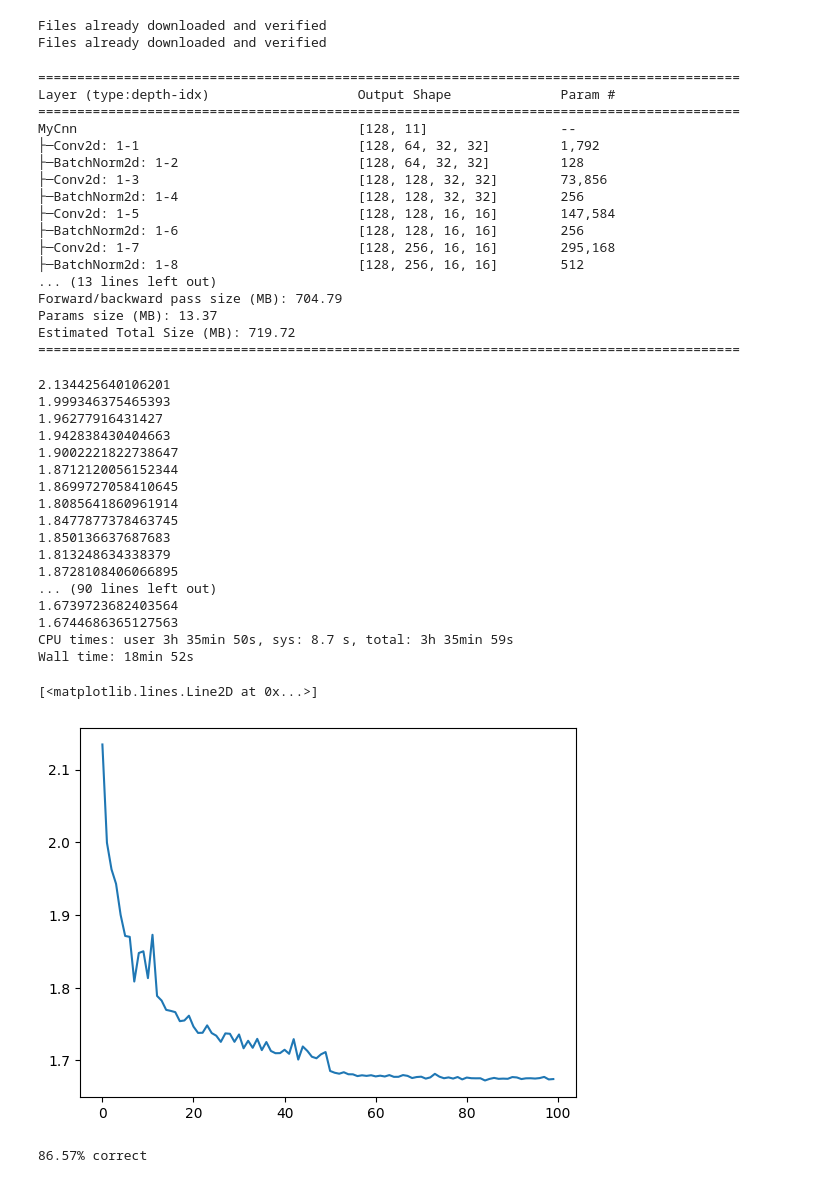
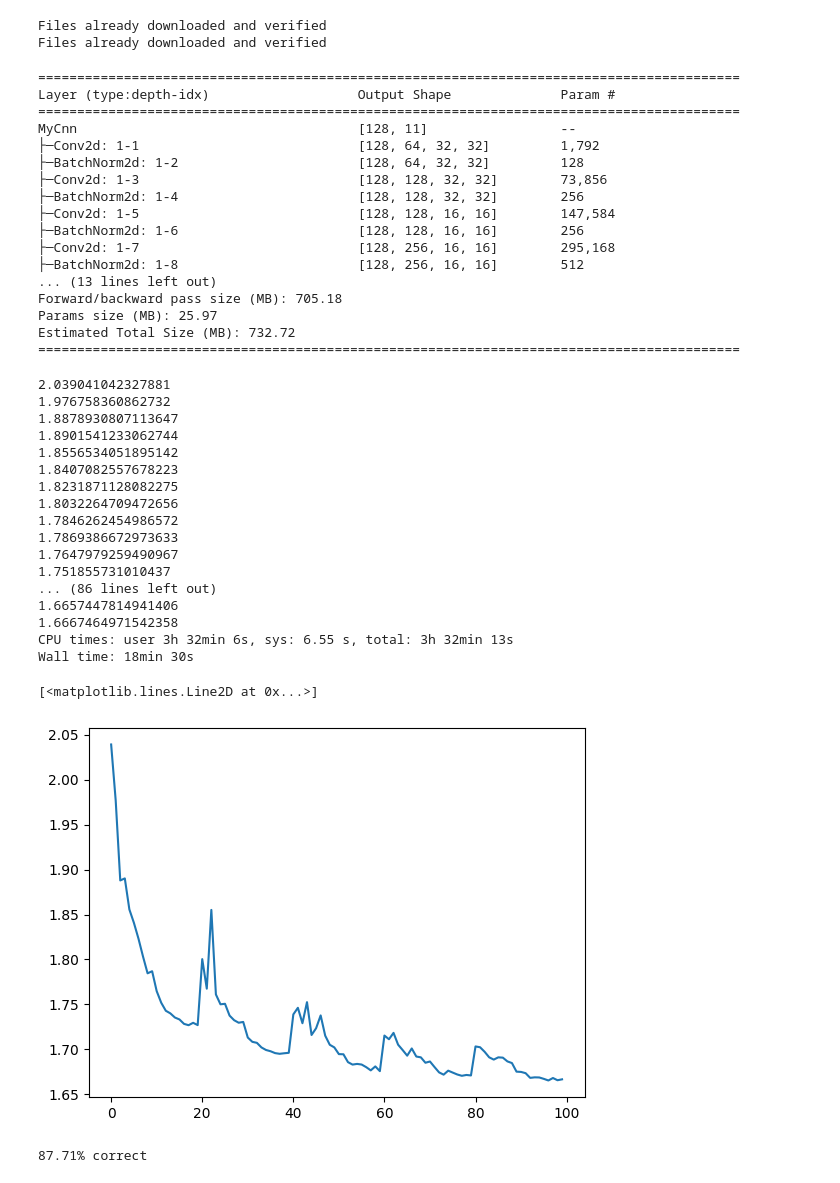
Before and after one commit to kyflores/zero2dcnn, a Jupyter notebook: 4_improving_cifar10.ipynb, the cells around one changed output. Saved outputs shown, nothing was run; the diff lists cells and outputs as text; code cells hidden in the pictures.

Commit message:
Use Cosine with warmups LR scheduler

```diff
--- a/4_improving_cifar10.ipynb
+++ b/4_improving_cifar10.ipynb
@@ -102,8 +102,8 @@ class MyCnn(nn.Module):
         self.conv3_2 = nn.Conv2d(ch*4, ch*8, kernel_size=3, stride=1, padding=1)
         self.bn3_2 = nn.BatchNorm2d(ch*8)
 
-        self.lin1 = nn.Linear((ch*8) * 4 * 4, 128, bias=True)
-        self.lin2 = nn.Linear(128, out_sz, bias=True)
+        self.lin1 = nn.Linear((ch*8) * 4 * 4, 512, bias=True)
+        self.lin2 = nn.Linear(512, out_sz, bias=True)
 
     def forward(self, x):
         x = self.conv1_1(x)
@@ -122,7 +122,7 @@ class MyCnn(nn.Module):
         x = self.bn2_2(x)
         x = F.relu(x)
         x = F.max_pool2d(x, kernel_size=2)
-        x = F.dropout(x, p=0.15)
+        x = F.dropout(x, p=0.1)
 
         x = self.conv3_1(x)
         x = self.bn3_1(x)
@@ -130,12 +130,13 @@ class MyCnn(nn.Module):
         x = self.conv3_2(x)
         x = self.bn3_2(x)
         x = F.relu(x)
-        x = F.dropout(x, p=0.2)
+        x = F.dropout(x, p=0.1)
         x = F.max_pool2d(x, kernel_size=2)
 
         x = x.view(-1, (self.channels*8) * 4 * 4)
         x = self.lin1(x)
         x = F.relu(x)
+        x = F.dropout(x, p=0.2)
         x = self.lin2(x)
         x = F.softmax(x, dim=-1)
         return x
@@ -157,9 +158,9 @@ MyCnn                                    [128, 11]                 --
 ├─Conv2d: 1-7                            [128, 256, 16, 16]        295,168
 ├─BatchNorm2d: 1-8                       [128, 256, 16, 16]        512
 ... (13 lines left out)
-Forward/backward pass size (MB): 704.79
-Params size (MB): 13.37
-Estimated Total Size (MB): 719.72
+Forward/backward pass size (MB): 705.18
+Params size (MB): 25.97
+Estimated Total Size (MB): 732.72
 ==========================================================================================
 # %%
 %%time
@@ -167,65 +168,73 @@ device='cuda'
 model = MyCnn(out_sz=11, ch=32).to(device).train()
 
 optimizer = torch.optim.SGD(model.parameters(), lr=0.01, momentum=0.9)
-scheduler = torch.optim.lr_scheduler.ReduceLROnPlateau(
+# scheduler = torch.optim.lr_scheduler.ReduceLROnPlateau(
+#     optimizer,
+#     'min',
+#     patience=5,
+#     verbose=True
+# )
+cosine_scheduler = torch.optim.lr_scheduler.CosineAnnealingWarmRestarts(
     optimizer,
-    'min',
-    patience=5,
-    verbose=True
+    T_0=20,
+    verbose=False,
 )
+
 lossfn = nn.CrossEntropyLoss()
 epochs = 100
 
 loss_plot = []
+iters = len(train_loader)
 for epoch in range(epochs):
     model.train()
     for i, (images, target) in enumerate(train_loader):
         optimizer.zero_grad()
         images = images.float().to(device)
         targets = target.float().to(device)
 
         outs = model(images)
         loss = lossfn(outs, targets.view(-1, 11))
         loss.backward()
         optimizer.step()
+        cosine_scheduler.step(epoch + i / iters)
 
     losses = []
     model.eval()
     for i, (images, target) in enumerate(val_loader):
         with torch.no_grad():
             images = images.float().to(device)
             targets = target.float().to(device)
             outs = model(images)
 
             loss = lossfn(outs, targets.view(-1, 11))
             losses.append(loss)
 
     epoch_loss = torch.Tensor(losses).mean().item()
     print(epoch_loss)
     loss_plot.append(epoch_loss)
-    scheduler.step(epoch_loss)
+    # scheduler.step(epoch_loss)
 
 plt.plot(loss_plot)
 # %% [output]
-2.134425640106201
-1.999346375465393
-1.96277916431427
-1.942838430404663
-1.9002221822738647
-1.8712120056152344
-1.8699727058410645
-1.8085641860961914
-1.8477877378463745
-1.850136637687683
-1.813248634338379
-1.8728108406066895
-... (90 lines left out)
-1.6739723682403564
-1.6744686365127563
-CPU times: user 3h 35min 50s, sys: 8.7 s, total: 3h 35min 59s
-Wall time: 18min 52s
+2.039041042327881
+1.976758360862732
+1.8878930807113647
+1.8901541233062744
+1.8556534051895142
+1.8407082557678223
+1.8231871128082275
+1.8032264709472656
+1.7846262454986572
+1.7869386672973633
+1.7647979259490967
+1.751855731010437
+... (86 lines left out)
+1.6657447814941406
+1.6667464971542358
+CPU times: user 3h 32min 6s, sys: 6.55 s, total: 3h 32min 13s
+Wall time: 18min 30s
 [<matplotlib.lines.Line2D at 0x...>]
-[figure, old version]
+[figure, new version]
 # %%
 total = len(cifar_eval)
 correct = 0
@@ -238,4 +247,4 @@ with torch.no_grad():
 
     print("{:.2f}% correct".format(100*correct/total))
 # %% [output]
-86.57% correct
+87.71% correct
```
